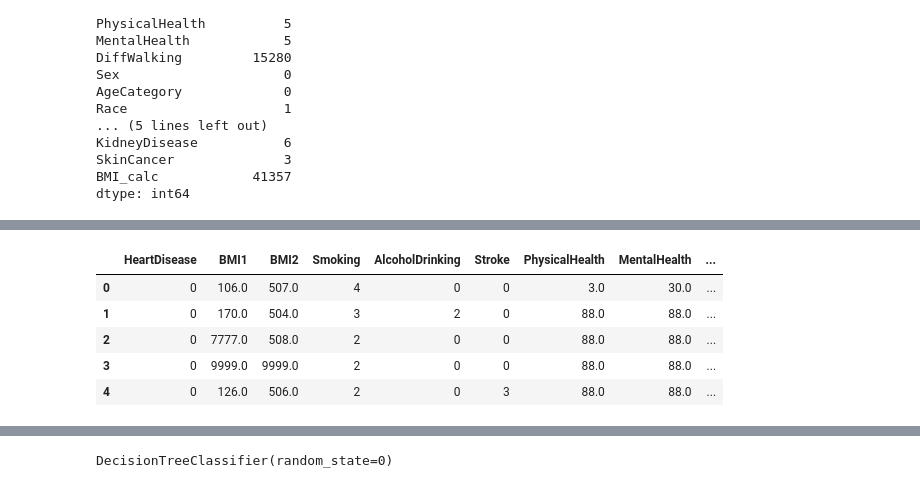
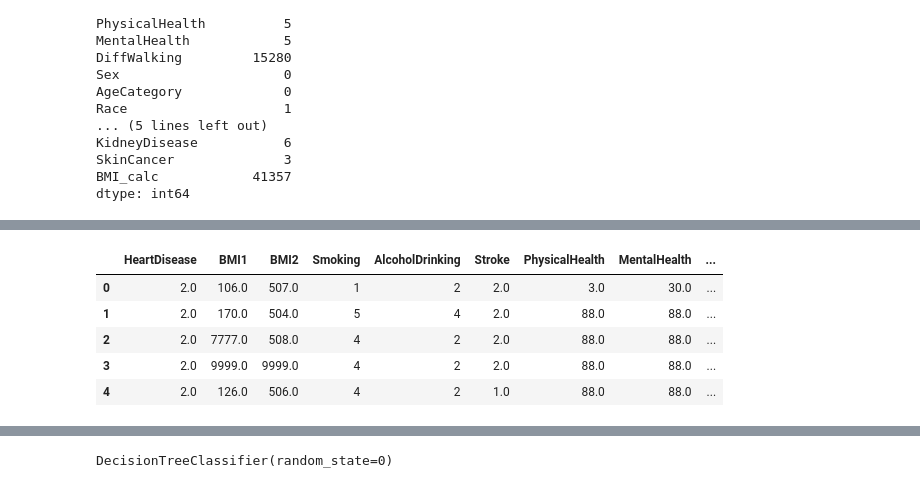
Before and after one commit to yahyamomtaz/Heart-Attack-Project, a Jupyter notebook: New.ipynb, the cells around one changed output, grey strips where cells are left out. Saved outputs shown, nothing was run; the diff lists cells and outputs as text; code cells hidden in the pictures.

```diff
--- a/New.ipynb
+++ b/New.ipynb
@@ -165,5 +144,5 @@ SkinCancer              3
 BMI_calc            41357
 dtype: int64
 # %%
-cat_var_known = df.dropna(subset=['DiffWalking'])
-cat_var_missing = df[df['DiffWalking'].isna()]
+var_known = df.dropna(subset=['DiffWalking'])
+var_missing = df[df['DiffWalking'].isna()]
@@ -170,3 +167,3 @@ cat_var_missing = df[df['DiffWalking'].isna()]
 # %%
-X_known = cat_var_known.drop(columns=['DiffWalking'])
-y_known = cat_var_known['DiffWalking']
+X_known = var_known.drop(columns=['DiffWalking'])
+y_known = pd.DataFrame(var_known['DiffWalking'])
@@ -182,9 +170,9 @@ df, label_encoders = preprocess_categorical(df)
 # %%
-df.head()
+X_known.head()
 # %% [output]
 |  | HeartDisease | BMI1 | BMI2 | Smoking | AlcoholDrinking | Stroke | PhysicalHealth | MentalHealth | ... |
-| 0 | 0 | 106.0 | 507.0 | 4 | 0 | 0 | 3.0 | 30.0 | ... |
-| 1 | 0 | 170.0 | 504.0 | 3 | 2 | 0 | 88.0 | 88.0 | ... |
-| 2 | 0 | 7777.0 | 508.0 | 2 | 0 | 0 | 88.0 | 88.0 | ... |
-| 3 | 0 | 9999.0 | 9999.0 | 2 | 0 | 0 | 88.0 | 88.0 | ... |
-| 4 | 0 | 126.0 | 506.0 | 2 | 0 | 3 | 88.0 | 88.0 | ... |
+| 0 | 2.0 | 106.0 | 507.0 | 1 | 2 | 2.0 | 3.0 | 30.0 | ... |
+| 1 | 2.0 | 170.0 | 504.0 | 5 | 4 | 2.0 | 88.0 | 88.0 | ... |
+| 2 | 2.0 | 7777.0 | 508.0 | 4 | 2 | 2.0 | 88.0 | 88.0 | ... |
+| 3 | 2.0 | 9999.0 | 9999.0 | 4 | 2 | 2.0 | 88.0 | 88.0 | ... |
+| 4 | 2.0 | 126.0 | 506.0 | 4 | 2 | 1.0 | 88.0 | 88.0 | ... |
```
Also changed, not shown: parts of 22 cells of this notebook, 1 other file.
